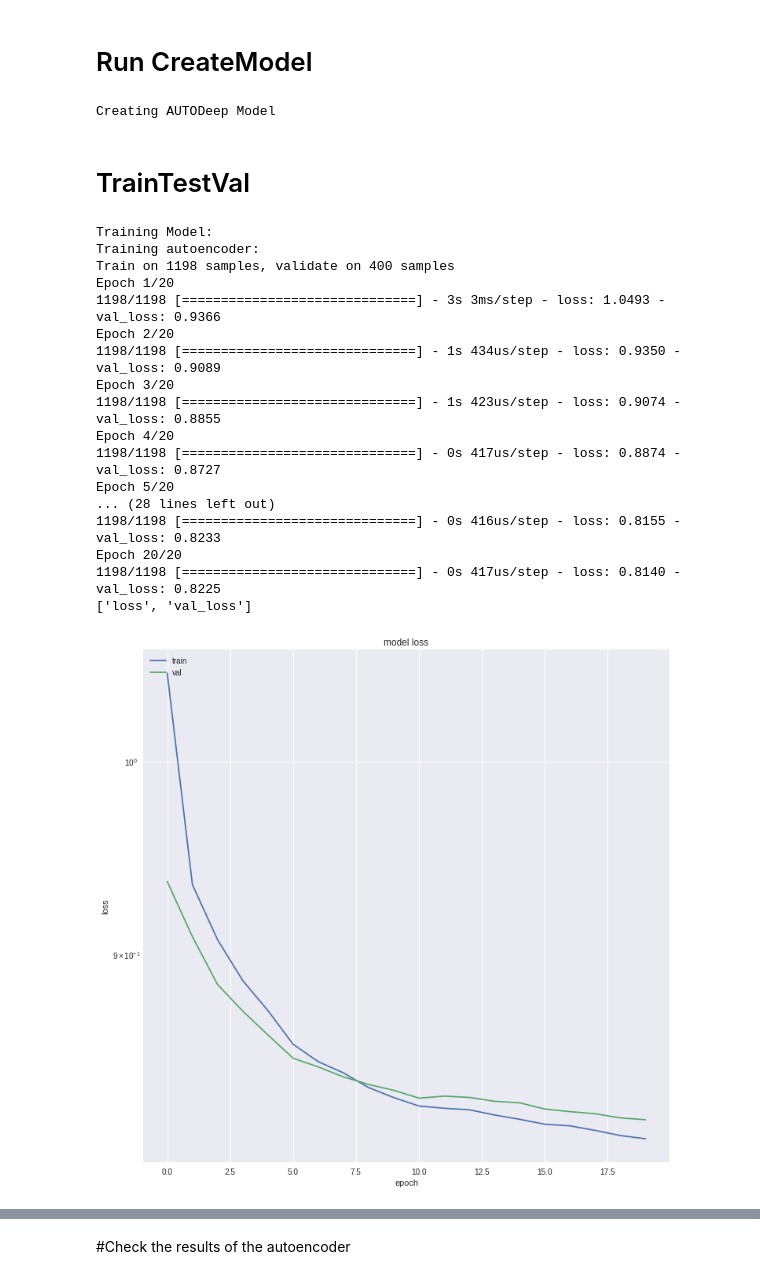
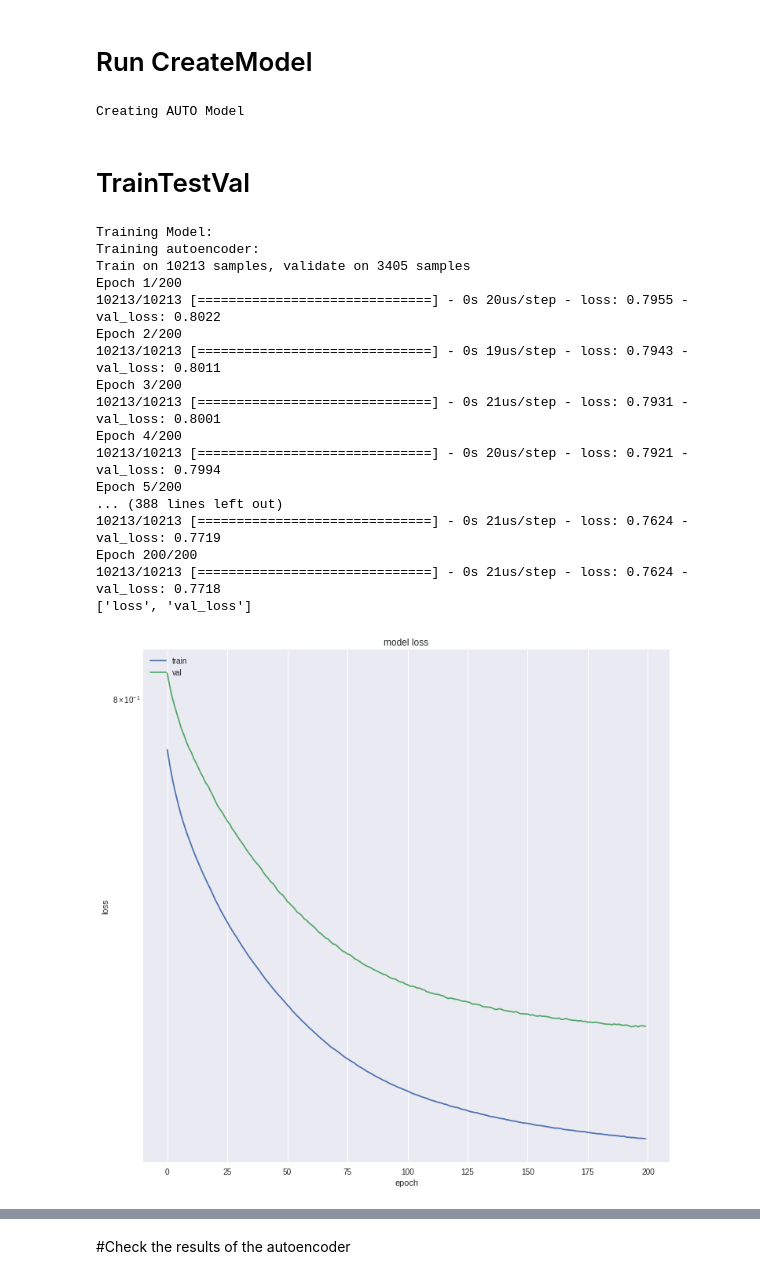
Before and after one commit to kylemath/DeepEEG, a Jupyter notebook: notebooks/DeepEEG.ipynb, the cells around one changed output, grey strips where cells are left out. Cells and saved outputs as stored; diff of their text form; code cells hidden in the pictures.

```diff
--- a/notebooks/DeepEEG.ipynb
+++ b/notebooks/DeepEEG.ipynb
@@ -373,17 +362,17 @@ def CreateModel(input_shape,num_classes,model_type='NN',batch_size=1):
     model.add(Dense(128))
     model.add(BatchNormalization())
     model.add(Activation('relu'))
-    model.add(Dropout(.50))
+    model.add(Dropout(.25))
 
     model.add(Dense(128))
     model.add(BatchNormalization())
     model.add(Activation('relu'))
-    model.add(Dropout(.50))
+    model.add(Dropout(.25))
 
     model.add(Dense(128))
     model.add(BatchNormalization())
     model.add(Activation('relu'))
-    model.add(Dropout(.50))
+    model.add(Dropout(.25))
 
 
     model.add(Dense(num_classes, activation='softmax'))
@@ -403,7 +392,7 @@ def CreateModel(input_shape,num_classes,model_type='NN',batch_size=1):
   if model_type == 'AUTO':
     encoding_dim = 16
     input_data = Input(shape=(input_shape[0],))
-    encoded = Dense(encoding_dim, activation='relu',activity_regularizer=regularizers.l1(10e-5))(input_data)
+    encoded = Dense(encoding_dim, activation='relu')(input_data) #,activity_regularizer=regularizers.l1(10e-5)
     decoded = Dense(input_shape[0], activation='sigmoid')(encoded)
     model = Model(input_data, decoded)
 
@@ -450,7 +439,7 @@ def CreateModel(input_shape,num_classes,model_type='NN',batch_size=1):
 
   if model_type == 'CNN' or model_type == 'LSTM' or model_type == 'NN':
     # initiate adam optimizer
-    opt = keras.optimizers.Adam(lr=0.00001, beta_1=0.9, beta_2=0.999,
+    opt = keras.optimizers.Adam(lr=0.001, beta_1=0.9, beta_2=0.999,
                                 epsilon=None, decay=0.0, amsgrad=False)
     # Let's train the model using RMSprop
     model.compile(loss='binary_crossentropy',
@@ -650,15 +661,21 @@ ValueError: ignored
 # %% [markdown]
 #Run FeatureEngineer
 # %%
-x_train, x_test, x_val, y_train, y_test, y_val, input_shape, num_classes, class_weights, new_times = FeatureEngineer( epochs,
-                    frequency_domain=0,
-                    normalization=True,
-                    electrode_median=False,
-                    wavelet_decim=1,flims=(2,30),
-                    f_bins=20,wave_cycles=3,
-                    spect_baseline=[-1,-.5],
-                    electrodes_out= [13,14,15],
-                    #electrodes_out= pick_types(epochs.info, meg=False, eeg=True, eog=False),
-                    random_seed=1017,model_type = 'AUTODeep')
+#change this so epochs can either be a mne epochs object,
+#or can be an encoded latent space from the autoencoder
+#automatically detects type
+[x_train, x_test, x_val, y_train, y_test, y_val,
+ input_shape, num_classes, class_weights,
+ new_times] = FeatureEngineer( epochs, model_type = 'AUTO')
+
+#frequency_domain=0,
+#normalization=True,
+#electrode_median=False,
+#wavelet_decim=1,flims=(2,30),
+#f_bins=20,wave_cycles=3,
+#spect_baseline=[-1,-.5],
+#electrodes_out= [13,14,15],
+##electrodes_out= pick_types(epochs.info, meg=False, eeg=True, eog=False),
+#random_seed=1017
 # %% [output]
 Constructing Time Domain Features
@@ -679,36 +698,36 @@ Class Weights: [0.61816305 2.61572052]
 # Run CreateModel
 # %%
 model, encoder, decoder = CreateModel(input_shape,num_classes,
-                    model_type='AUTODeep', batch_size = 64)
+                    model_type='AUTO', batch_size = 256)
 # %% [output]
-Creating AUTODeep Model
+Creating AUTO Model
 # %% [markdown]
 # TrainTestVal
 # %%
 traintestval(model, class_weights,
              x_train,x_test,x_val,
              y_train,y_test,y_val,
-             batch_size=64,train_epochs=20,
-             model_type='AUTODeep')
+             batch_size=256,train_epochs=200,
+             model_type='AUTO')
 # %% [output]
 Training Model:
 Training autoencoder:
-Train on 1198 samples, validate on 400 samples
-Epoch 1/20
-1198/1198 [==============================] - 3s 3ms/step - loss: 1.0493 - val_loss: 0.9366
-Epoch 2/20
-1198/1198 [==============================] - 1s 434us/step - loss: 0.9350 - val_loss: 0.9089
-Epoch 3/20
-1198/1198 [==============================] - 1s 423us/step - loss: 0.9074 - val_loss: 0.8855
-Epoch 4/20
-1198/1198 [==============================] - 0s 417us/step - loss: 0.8874 - val_loss: 0.8727
-Epoch 5/20
-... (28 lines left out)
-1198/1198 [==============================] - 0s 416us/step - loss: 0.8155 - val_loss: 0.8233
-Epoch 20/20
-1198/1198 [==============================] - 0s 417us/step - loss: 0.8140 - val_loss: 0.8225
+Train on 10213 samples, validate on 3405 samples
+Epoch 1/200
+10213/10213 [==============================] - 0s 20us/step - loss: 0.7955 - val_loss: 0.8022
+Epoch 2/200
+10213/10213 [==============================] - 0s 19us/step - loss: 0.7943 - val_loss: 0.8011
+Epoch 3/200
+10213/10213 [==============================] - 0s 21us/step - loss: 0.7931 - val_loss: 0.8001
+Epoch 4/200
+10213/10213 [==============================] - 0s 20us/step - loss: 0.7921 - val_loss: 0.7994
+Epoch 5/200
+... (388 lines left out)
+10213/10213 [==============================] - 0s 21us/step - loss: 0.7624 - val_loss: 0.7719
+Epoch 200/200
+10213/10213 [==============================] - 0s 21us/step - loss: 0.7624 - val_loss: 0.7718
 ['loss', 'val_loss']
-[figure, old version]
+[figure, new version]
 _________________________________________________________________
 Layer (type)                 Output Shape              Param #
 =================================================================
```
Also changed, not shown: parts of 11 cells of this notebook.
